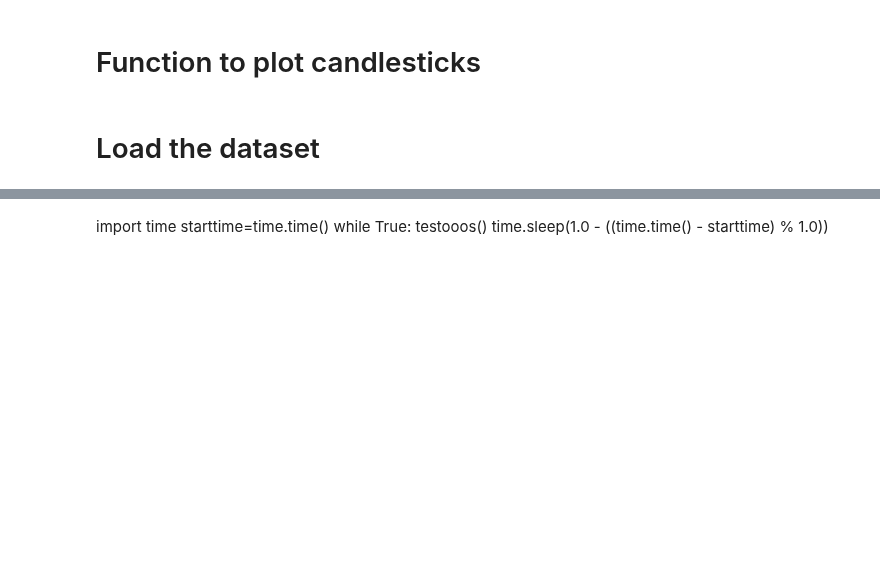
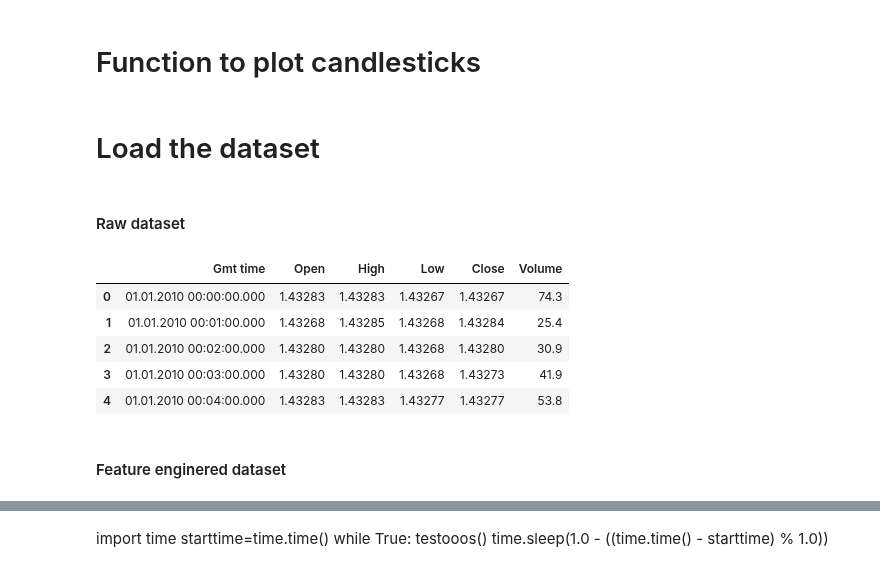
Before and after one commit to MikePapinski/DeepLearning, a Jupyter notebook: PredictCandlestick/LSTM_Binary_5min/jupyter_research.ipynb, the cells around one changed output, grey strips where cells are left out. Drawn from its saved outputs; the diff is of its cells as text; code cells hidden in the pictures; blank space fills up the shorter version.

```diff
--- a/PredictCandlestick/LSTM_Binary_5min/jupyter_research.ipynb
+++ b/PredictCandlestick/LSTM_Binary_5min/jupyter_research.ipynb
@@ -140,6 +137,19 @@ def graph_data_ohlc(dataset):
 # %% [markdown]
 # Load the dataset
 # %%
-df = pd.read_csv(r'D:\Users\Mike\Desktop\FX data min\EURUSD_2010_2018.csv')
+df = pd.read_csv('EURUSD_2010_2018.csv')
+# %% [markdown]
+#### Raw dataset
+# %%
+df.head(5)
+# %% [output]
+|  | Gmt time | Open | High | Low | Close | Volume |
+| 0 | 01.01.2010 00:00:00.000 | 1.43283 | 1.43283 | 1.43267 | 1.43267 | 74.3 |
+| 1 | 01.01.2010 00:01:00.000 | 1.43268 | 1.43285 | 1.43268 | 1.43284 | 25.4 |
+| 2 | 01.01.2010 00:02:00.000 | 1.43280 | 1.43280 | 1.43268 | 1.43280 | 30.9 |
+| 3 | 01.01.2010 00:03:00.000 | 1.43280 | 1.43280 | 1.43268 | 1.43273 | 41.9 |
+| 4 | 01.01.2010 00:04:00.000 | 1.43283 | 1.43283 | 1.43277 | 1.43277 | 53.8 |
+# %% [markdown]
+#### Feature enginered dataset
 # %%
 data_set = FeatureEnginering(df)
```
Also changed, not shown: parts of 14 cells of this notebook, 5 other files.
